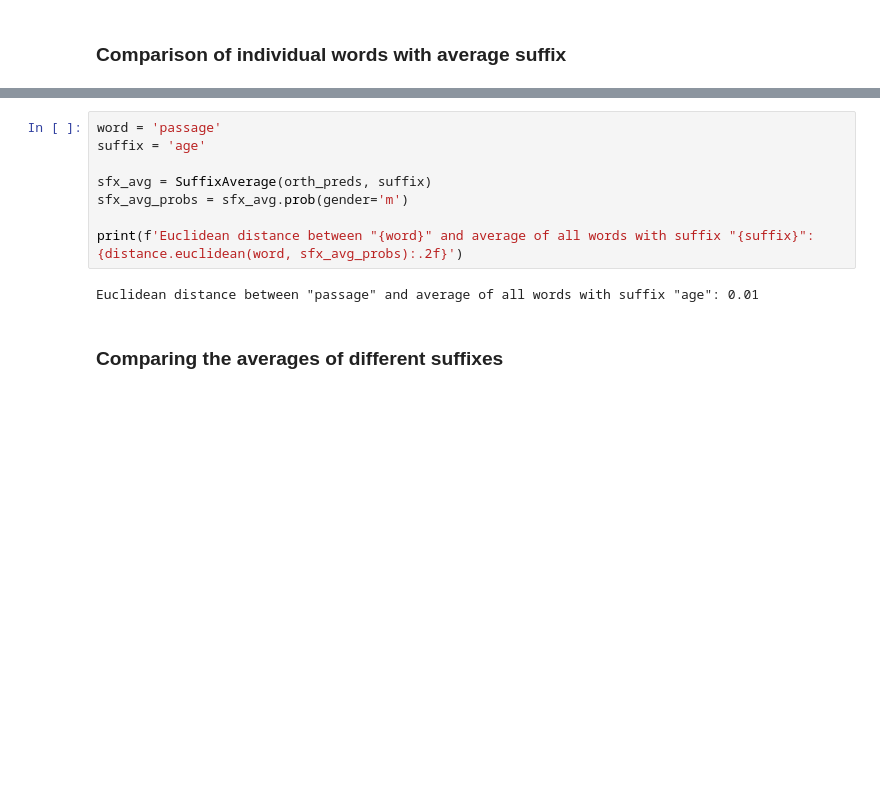
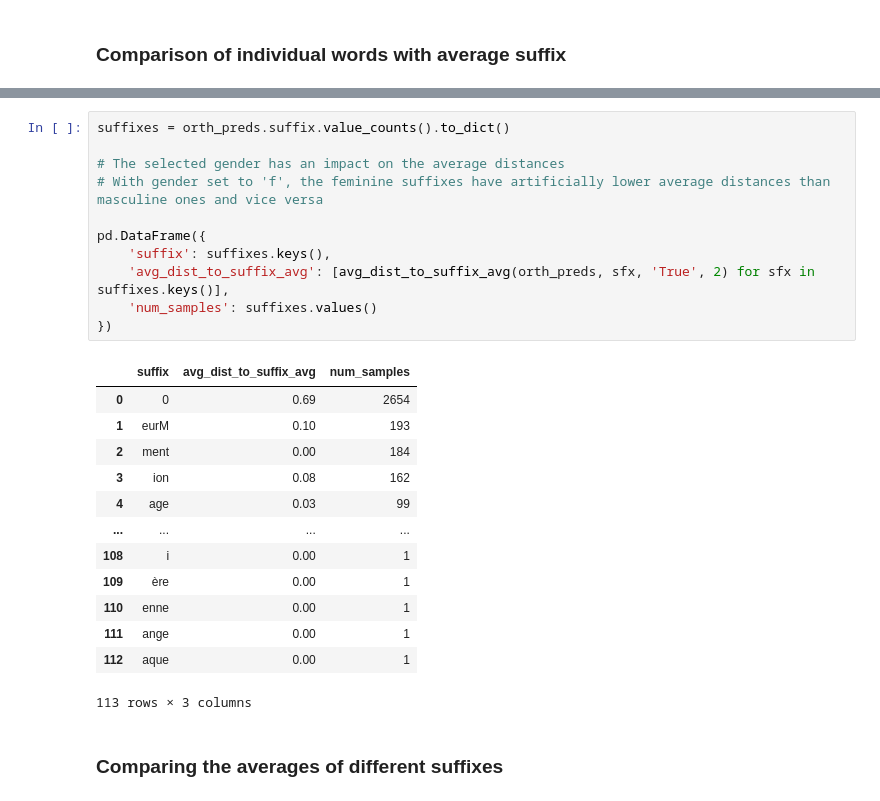
Before and after one commit to obonami/gender_prediction, a Jupyter notebook: src/similarity_analysis.ipynb, the cells around one changed output, grey strips where cells are left out. Saved outputs shown, nothing was run; the diff lists cells and outputs as text; blank space fills up the shorter version.

```diff
--- a/src/similarity_analysis.ipynb
+++ b/src/similarity_analysis.ipynb
@@ -105,13 +32,28 @@ Run 1 of 1:
-# %%
-word = 'passage'
-suffix = 'age'
-
-sfx_avg = SuffixAverage(orth_preds, suffix)
-sfx_avg_probs = sfx_avg.prob(gender='m')
-
-print(f'Euclidean distance between "{word}" and average of all words with suffix "{suffix}": {distance.euclidean(word, sfx_avg_probs):.2f}')
-# %% [output]
-Euclidean distance between "passage" and average of all words with suffix "age": 0.01
+# %%
+suffixes = orth_preds.suffix.value_counts().to_dict()
+
+# The selected gender has an impact on the average distances
+# With gender set to 'f', the feminine suffixes have artificially lower average distances than masculine ones and vice versa
+
+pd.DataFrame({
+    'suffix': suffixes.keys(),
+    'avg_dist_to_suffix_avg': [avg_dist_to_suffix_avg(orth_preds, sfx, 'True', 2) for sfx in suffixes.keys()],
+    'num_samples': suffixes.values()
+})
+# %% [output]
+|  | suffix | avg_dist_to_suffix_avg | num_samples |
+| 0 | 0 | 0.69 | 2654 |
+| 1 | eurM | 0.10 | 193 |
+| 2 | ment | 0.00 | 184 |
+| 3 | ion | 0.08 | 162 |
+| 4 | age | 0.03 | 99 |
+| ... | ... | ... | ... |
+| 108 | i | 0.00 | 1 |
+| 109 | ère | 0.00 | 1 |
+| 110 | enne | 0.00 | 1 |
+| 111 | ange | 0.00 | 1 |
+| 112 | aque | 0.00 | 1 |
+113 rows × 3 columns
 # %% [markdown]
 ### Comparing the averages of different suffixes
 # %%
```
Also changed, not shown: parts of 8 cells of this notebook, 1 other file.
